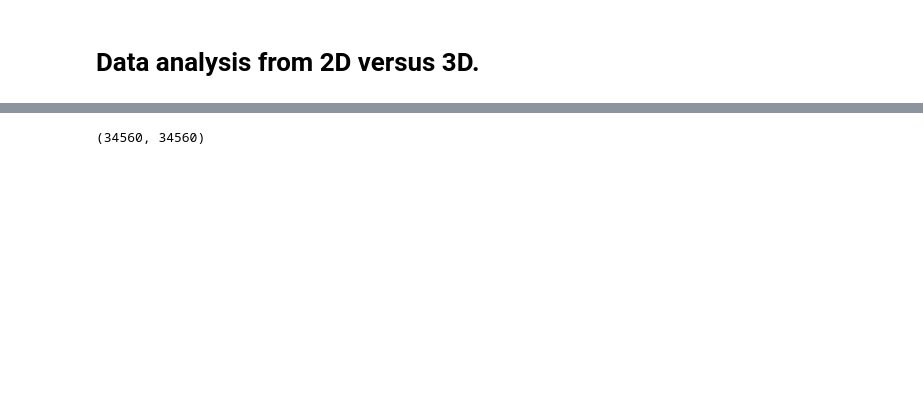
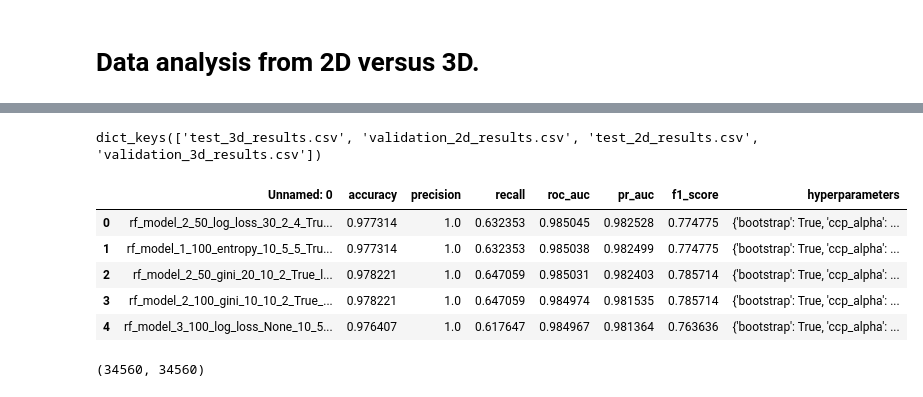
Before and after one commit to dsethz/cell-classification, a Jupyter notebook: Analysis/Data_analysis_3Dvs2D.ipynb, the cells around one changed output, grey strips where cells are left out. Saved outputs shown, nothing was run; the diff lists cells and outputs as text; code cells hidden in the pictures; blank space fills up the shorter version.

```diff
--- a/Analysis/Data_analysis_3Dvs2D.ipynb
+++ b/Analysis/Data_analysis_3Dvs2D.ipynb
@@ -13,20 +11,31 @@ import pickle # to load data from pickle file
 # %%
-model_root_dir = 'C:/Users/aurim/Desktop/Project/' # Assuming you have subfolders named '2d' and '3d' with the models
-root_dir = 'C:/Users/aurim/Desktop/Project/Data/' # Assuming you have subfolders named 'test_set' and 'validation' with the data as pickle files
-test_folder = root_dir + 'test_set/' # Where the data is stored
-validation_folder = root_dir + 'validation/' # Where the data is stored
-save_path = 'C:/Users/aurim/Desktop/Project/' # Where to store the csv for results of best models
+data_folder = '/Users/agreic/Desktop/Project/Baseline_models/val_test_newest_data/'
+model_root_dir = '/Users/agreic/Desktop/Project/Baseline_models/' # to add later TODO
 
 data = {}
 
-for pickle_file in os.listdir(test_folder):
-    if pickle_file.endswith('.pkl'):
-        with open(test_folder + pickle_file, 'rb') as f:
-            data[pickle_file] = pickle.load(f)
-for pickle_file in os.listdir(validation_folder):
-    if pickle_file.endswith('.pkl'):
-        with open(validation_folder + pickle_file, 'rb') as f:
-            data[pickle_file] = pickle.load(f)
+for csv_file in os.listdir(data_folder):
+    if csv_file.endswith('.csv'):
+        data[csv_file] = pd.read_csv(data_folder + csv_file)
 
 print(data.keys())
+
+# model_root_dir = 'C:/Users/aurim/Desktop/Project/' # Assuming you have subfolders named '2d' and '3d' with the models
+# root_dir = 'C:/Users/aurim/Desktop/Project/Data/' # Assuming you have subfolders named 'test_set' and 'validation' with the data as pickle files
+# test_folder = root_dir + 'test_set/' # Where the data is stored
+# validation_folder = root_dir + 'validation/' # Where the data is stored
+# save_path = 'C:/Users/aurim/Desktop/Project/' # Where to store the csv for results of best models
+
+# data = {}
+
+# for pickle_file in os.listdir(test_folder):
+#     if pickle_file.endswith('.pkl'):
+#         with open(test_folder + pickle_file, 'rb') as f:
+#             data[pickle_file] = pickle.load(f)
+# for pickle_file in os.listdir(validation_folder):
+#     if pickle_file.endswith('.pkl'):
+#         with open(validation_folder + pickle_file, 'rb') as f:
+#             data[pickle_file] = pickle.load(f)
+
+# print(data.keys())
 # %% [output]
@@ -68,4 +77,15 @@ results_2D.pkl:
 # %%
-# Sort by roc_auc
-sorted_data = {k: v.sort_values(by='roc_auc', ascending=False) for k, v in data.items()}
+# Sort by pr_auc
+sorted_data = {k: v.sort_values(by='pr_auc', ascending=False) for k, v in data.items()}
+print(sorted_data.keys())
+
+sorted_data['validation_3d_results.csv'].head()
+# %% [output]
+dict_keys(['test_3d_results.csv', 'validation_2d_results.csv', 'test_2d_results.csv', 'validation_3d_results.csv'])
+|  | Unnamed: 0 | accuracy | precision | recall | roc_auc | pr_auc | f1_score | hyperparameters |
+| 0 | rf_model_2_50_log_loss_30_2_4_Tru... | 0.977314 | 1.0 | 0.632353 | 0.985045 | 0.982528 | 0.774775 | {'bootstrap': True, 'ccp_alpha': ... |
+| 1 | rf_model_1_100_entropy_10_5_5_Tru... | 0.977314 | 1.0 | 0.632353 | 0.985038 | 0.982499 | 0.774775 | {'bootstrap': True, 'ccp_alpha': ... |
+| 2 | rf_model_2_50_gini_20_10_2_True_l... | 0.978221 | 1.0 | 0.647059 | 0.985031 | 0.982403 | 0.785714 | {'bootstrap': True, 'ccp_alpha': ... |
+| 3 | rf_model_2_100_gini_10_10_2_True_... | 0.978221 | 1.0 | 0.647059 | 0.984974 | 0.981535 | 0.785714 | {'bootstrap': True, 'ccp_alpha': ... |
+| 4 | rf_model_3_100_log_loss_None_10_5... | 0.976407 | 1.0 | 0.617647 | 0.984967 | 0.981364 | 0.763636 | {'bootstrap': True, 'ccp_alpha': ... |
 # %%
```
Also changed, not shown: parts of 10 cells of this notebook.
